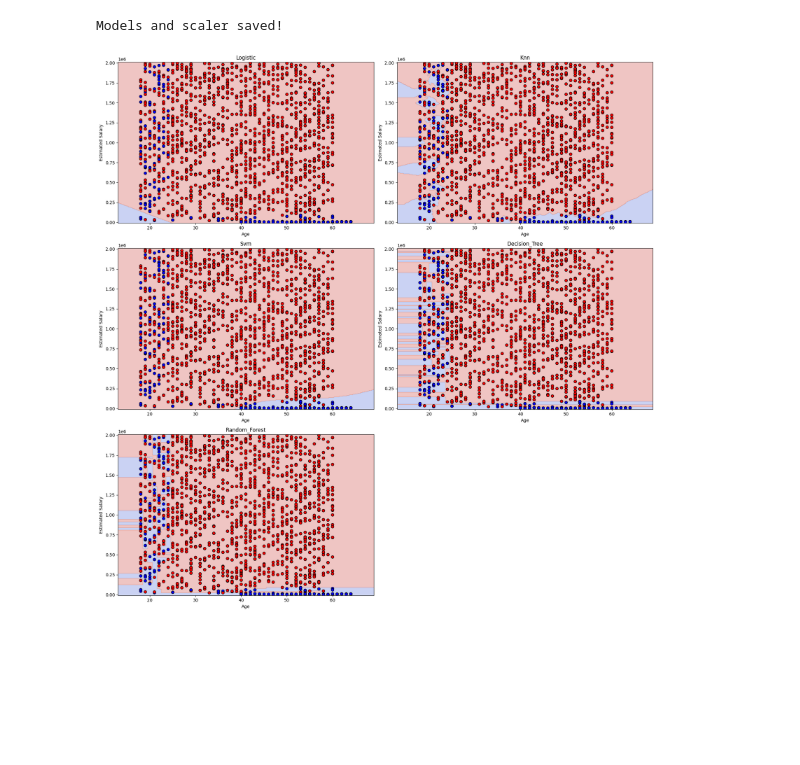
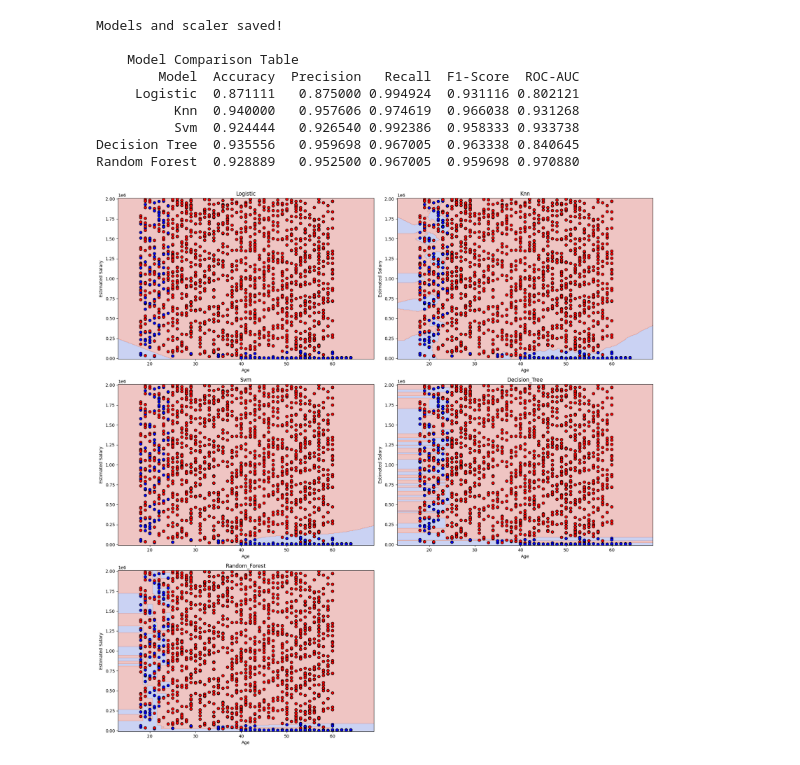
Before and after one commit to ChinmaySN/customer-insurance-prediction, a Jupyter notebook: insurance.ipynb, the cells around one changed output. Cells and saved outputs as stored; diff of their text form; code cells hidden in the pictures; blank space fills up the shorter version.

```diff
--- a/insurance.ipynb
+++ b/insurance.ipynb
@@ -11,21 +11,23 @@ from sklearn.neighbors import KNeighborsClassifier
 from sklearn.svm import SVC
 from sklearn.tree import DecisionTreeClassifier
 from sklearn.ensemble import RandomForestClassifier
+from sklearn.metrics import accuracy_score, precision_score, recall_score, f1_score, roc_auc_score
 import joblib
 
 # Load your dataset
 data = pd.read_csv("insurance_data.csv")
 
-# Features and label
+
 X = data[['Age', 'EstimatedSalary']]
 y = data['Purchased']
 
 # Train-test split
 X_train, X_test, y_train, y_test = train_test_split(X, y, test_size=0.3, random_state=42)
 
-# Scale features
+# Scale
 scaler = StandardScaler()
 X_train_scaled = scaler.fit_transform(X_train)
+X_test_scaled = scaler.transform(X_test)
 
 # Initialize models
 models = {
@@ -36,43 +38,69 @@ models = {
     "random_forest_model.pkl": RandomForestClassifier()
 }
 
-# Train and save each model
+results = []
+
+# Train, save and evaluate models
 for filename, model in models.items():
     model.fit(X_train_scaled, y_train)
     joblib.dump(model, filename)
 
+    y_pred = model.predict(X_test_scaled)
+    y_prob = model.predict_proba(X_test_scaled)[:, 1] if hasattr(model, "predict_proba") else None
+
+    results.append({
+        "Model": filename.replace("_model.pkl", "").replace("_", " ").title(),
+        "Accuracy": accuracy_score(y_test, y_pred),
+        "Precision": precision_score(y_test, y_pred),
+        "Recall": recall_score(y_test, y_pred),
+        "F1-Score": f1_score(y_test, y_pred),
+        "ROC-AUC": roc_auc_score(y_test, y_prob) if y_prob is not None else "N/A"
+    })
+
 # Save the scaler
 joblib.dump(scaler, "scaler.pkl")
-
 print("Models and scaler saved!")
 
+# Show evaluation metrics
+results_df = pd.DataFrame(results)
+print("\n    Model Comparison Table    ")
+print(results_df.to_string(index=False))
+
+#  PLOTTING DECISION BOUNDARIES
 def plot_decision_boundary(model, scaler, ax, title):
     age_range = np.linspace(X['Age'].min() - 5, X['Age'].max() + 5, 300)
     salary_range = np.linspace(X['EstimatedSalary'].min() - 10000, X['EstimatedSalary'].max() + 10000, 300)
     xx, yy = np.meshgrid(age_range, salary_range)
 
     grid = np.c_[xx.ravel(), yy.ravel()]
     grid_scaled = scaler.transform(grid)
     Z = model.predict(grid_scaled).reshape(xx.shape)
 
     ax.contourf(xx, yy, Z, alpha=0.3, cmap='coolwarm')
     ax.scatter(X['Age'], X['EstimatedSalary'], c=y, edgecolor='k', cmap='bwr', s=40)
     ax.set_title(title)
     ax.set_xlabel("Age")
     ax.set_ylabel("Estimated Salary")
 
-# === PLOT ALL MODELS ===
+# Plot decision boundaries
 fig, axes = plt.subplots(3, 2, figsize=(18, 18))
 axes = axes.flatten()
 
-for i, (filename, model) in enumerate(models.items()):
+for i, (filename, _) in enumerate(models.items()):
     model_loaded = joblib.load(filename)
     plot_decision_boundary(model_loaded, scaler, axes[i], title=filename.replace("_model.pkl", "").title())
 
-# Remove unused subplot
 fig.delaxes(axes[-1])
 plt.tight_layout()
 plt.show()
 # %% [output]
 Models and scaler saved!
+
+    Model Comparison Table
+        Model  Accuracy  Precision   Recall  F1-Score  ROC-AUC
+     Logistic  0.871111   0.875000 0.994924  0.931116 0.802121
+          Knn  0.940000   0.957606 0.974619  0.966038 0.931268
+          Svm  0.924444   0.926540 0.992386  0.958333 0.933738
+Decision Tree  0.935556   0.959698 0.967005  0.963338 0.840645
+Random Forest  0.928889   0.952500 0.967005  0.959698 0.970880
-[figure, old version]
+[figure, new version]
```
